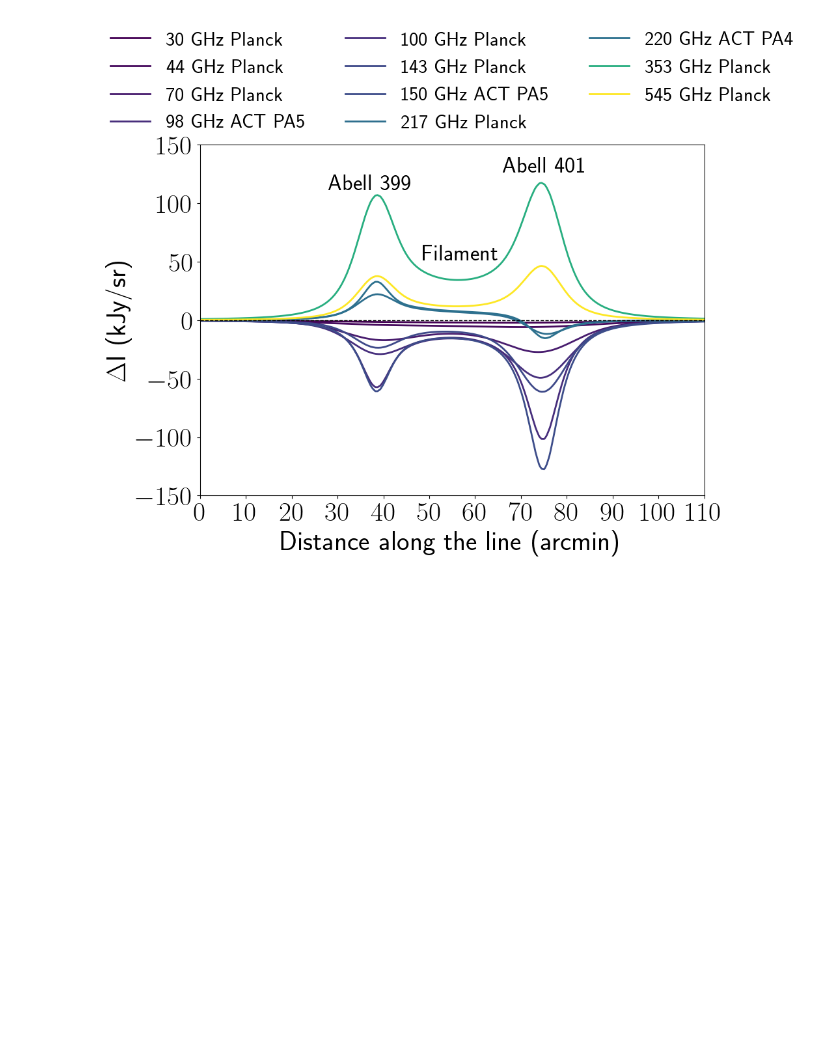
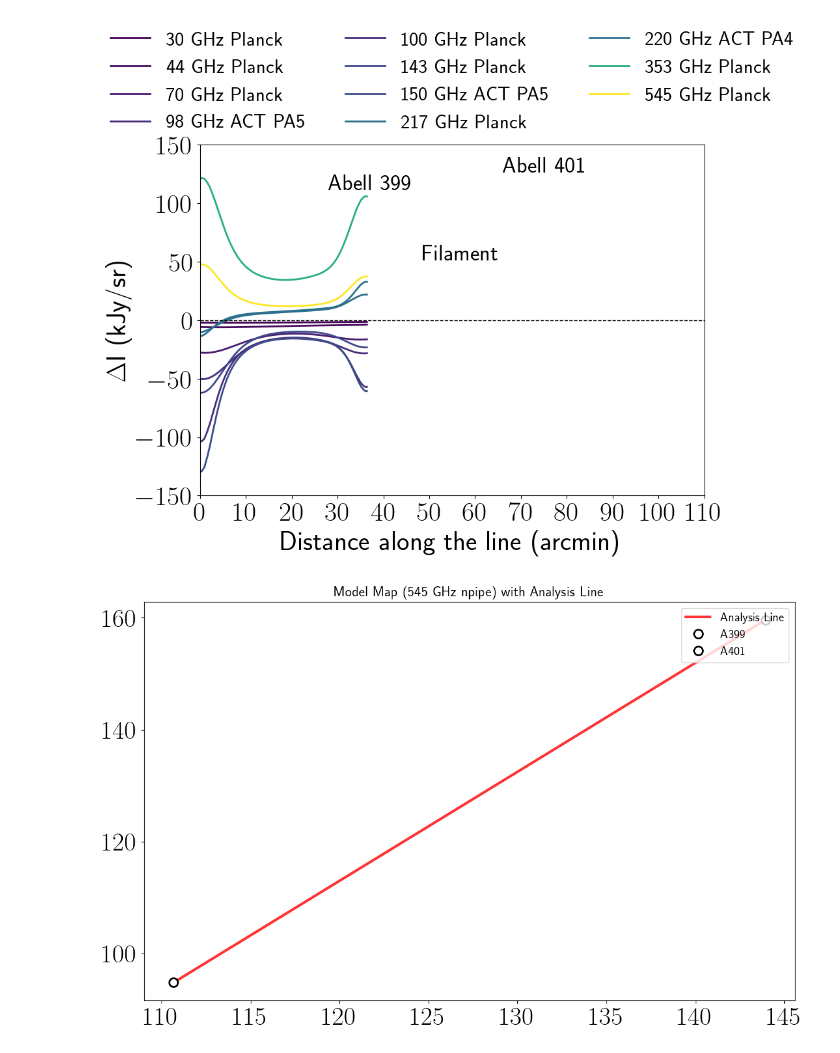
Before and after one commit to guanyilun/multi-freq-bridge, a Jupyter notebook: notebooks/line_plot.ipynb, the cells around one changed output. Saved outputs shown, nothing was run; the diff lists cells and outputs as text; code cells hidden in the pictures; blank space fills up the shorter version.

```diff
--- a/notebooks/line_plot.ipynb
+++ b/notebooks/line_plot.ipynb
@@ -54,13 +54,20 @@ dec_c2_fit = 14.1640347  # A401 Dec
 ra_c1_fit = 44.1817592   # A399 RA
 dec_c1_fit = 12.4640926  # A399 Dec
 
+
+ra_c2_fit =  44.464 # A401 RA
+dec_c2_fit = 13.04  # A401 Dec
+ra_c1_fit = 44.741   # A399 RA
+dec_c1_fit = 13.580  # A399 Dec
+
+
 # Create line connecting the two clusters
 n_points = 10000
 ra_line = np.linspace(ra_c1_fit, ra_c2_fit, n_points)
 dec_line = np.linspace(dec_c1_fit, dec_c2_fit, n_points)
 
 # Find all model files in the directory
-model_dir = "/home/gill/research/ACT/paper/models/indiv/sep14/small_map/SZ/models/"
+model_dir = "/home/gill/research/ACT/paper/models/indiv/sep29/full_model/models/"
 model_files = glob.glob(os.path.join(model_dir, "bridge_indv_*_model_Jy.fits"))
 model_files.sort(key=lambda x: int(os.path.basename(x).split('_')[2]))
 
@@ -134,32 +141,67 @@ for i, (freq_label, signal) in enumerate(signal_data.items()):
     freq_val = frequency_values[i]
     color = colormap(freq_norm(freq_val))
 
     if "pa5" in freq_label:
         freq_label = freq_label.replace("pa5", "ACT PA5")
     elif "pa4" in freq_label:
         freq_label = freq_label.replace("pa4", "ACT PA4")
     elif "npipe" in freq_label:
         freq_label = freq_label.replace("npipe", "Planck")
 
     plt.plot(distance, signal, linewidth=2, color=color, label=freq_label)
 
 plt.xlabel('Distance along the line (arcmin)')
 plt.ylabel('$\Delta$I (kJy/sr)')
 
 # Add text labels for regions
 plt.text(37, 125, 'Abell 399', ha='center', va='top', fontsize=25, weight='bold')
 plt.text(75, 140, 'Abell 401', ha='center', va='top', fontsize=25, weight='bold')
 plt.text(57, 65, 'Filament', ha='center', va='top', fontsize=25, weight='bold')
 
 plt.axhline(0, color='black', linestyle='--', linewidth=1)
 
 plt.legend(fontsize=22, loc='upper center', ncols=3, frameon=False, bbox_to_anchor=(0.5, 1.375))
 plt.ylim(-150, 150)
 plt.yticks(np.arange(-150, 151, 50))
 
 plt.xlim(0, 110)
 plt.xticks(np.arange(0, 111, 10))
-plt.savefig("../plots/signal_along_line_all_frequencies_sep14.pdf", bbox_inches='tight', dpi=300)
+plt.savefig("../plots/signal_along_line_all_frequencies_sep29.pdf", bbox_inches='tight', dpi=300)
 plt.show()
+
+# show the figure with the line as well
+# Create a figure showing one of the maps with the line overlaid
+plt.figure(figsize=(12, 8))
+
+# Use the last loaded model map for visualization
+plot_map = model_map.copy()
+
+# Create the plot
+plot = enplot.plot(plot_map, colorbar=True, ticks=5, grid=True)
+
+# Convert the line coordinates to pixel coordinates for plotting
+line_pix_coords = []
+for ra, dec in zip(ra_line, dec_line):
+    pix_coords = plot_map.sky2pix([dec * np.pi/180, ra * np.pi/180])
+    line_pix_coords.append([pix_coords[1], pix_coords[0]])  # x, y order for plotting
+
+line_pix_coords = np.array(line_pix_coords)
+
+# Overlay the line on the map
+plt.plot(line_pix_coords[:, 0], line_pix_coords[:, 1], 'r-', linewidth=3, alpha=0.8, label='Analysis Line')
+
+# Mark the cluster positions
+cluster1_pix = plot_map.sky2pix([dec_c1_fit * np.pi/180, ra_c1_fit * np.pi/180])
+cluster2_pix = plot_map.sky2pix([dec_c2_fit * np.pi/180, ra_c2_fit * np.pi/180])
+
+plt.plot(cluster1_pix[1], cluster1_pix[0], 'wo', markersize=10, markeredgecolor='black', markeredgewidth=2, label='A399')
+plt.plot(cluster2_pix[1], cluster2_pix[0], 'wo', markersize=10, markeredgecolor='black', markeredgewidth=2, label='A401')
+
+plt.legend(fontsize=14, loc='upper right')
+plt.title(f'Model Map ({freq} GHz {array}) with Analysis Line', fontsize=16)
+plt.tight_layout()
+plt.savefig("../plots/model_map_with_line_sep29.pdf", bbox_inches='tight', dpi=300)
+plt.show()
 # %% [output]
-[figure, old version]
+[figure, new version]
+[figure, added]
```
Also changed, not shown: 7 other files.
